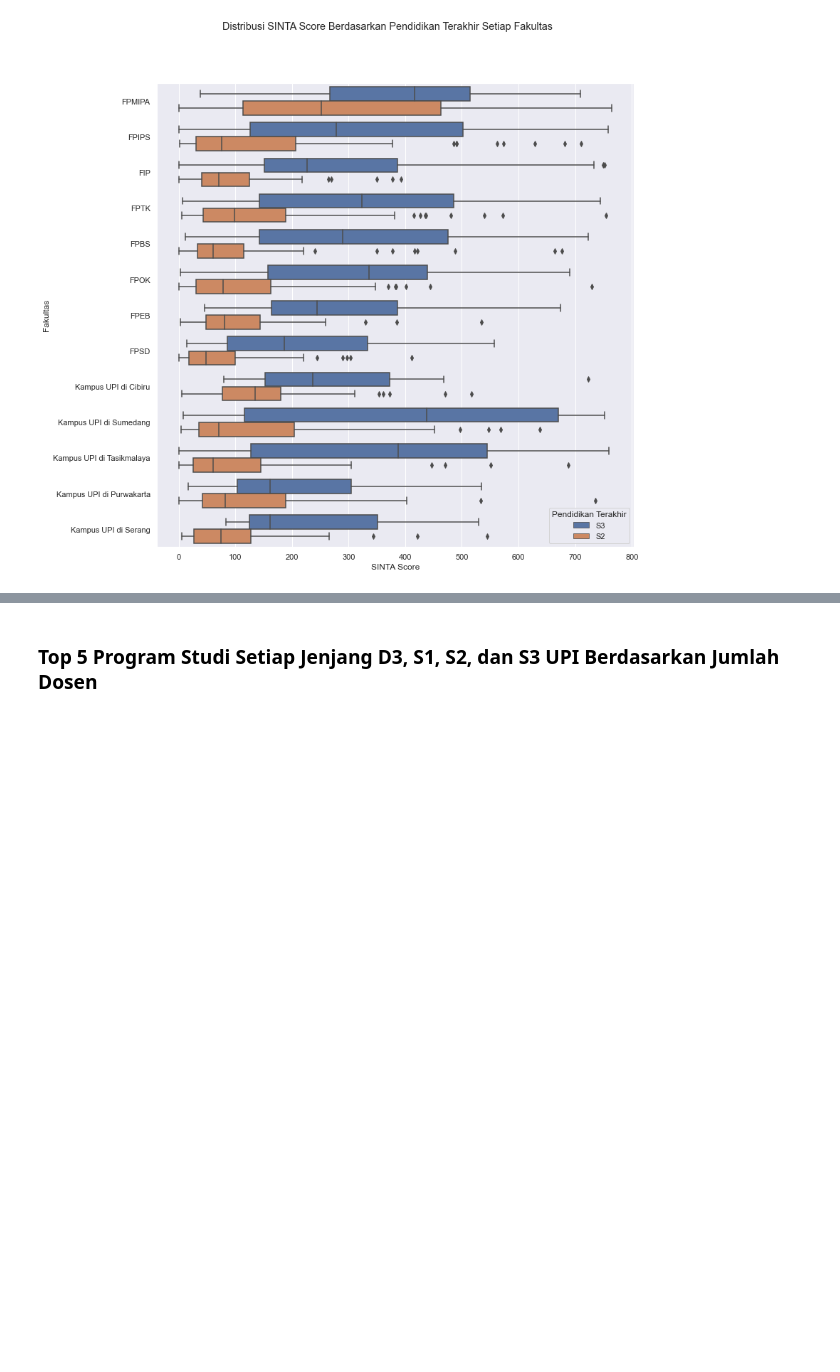
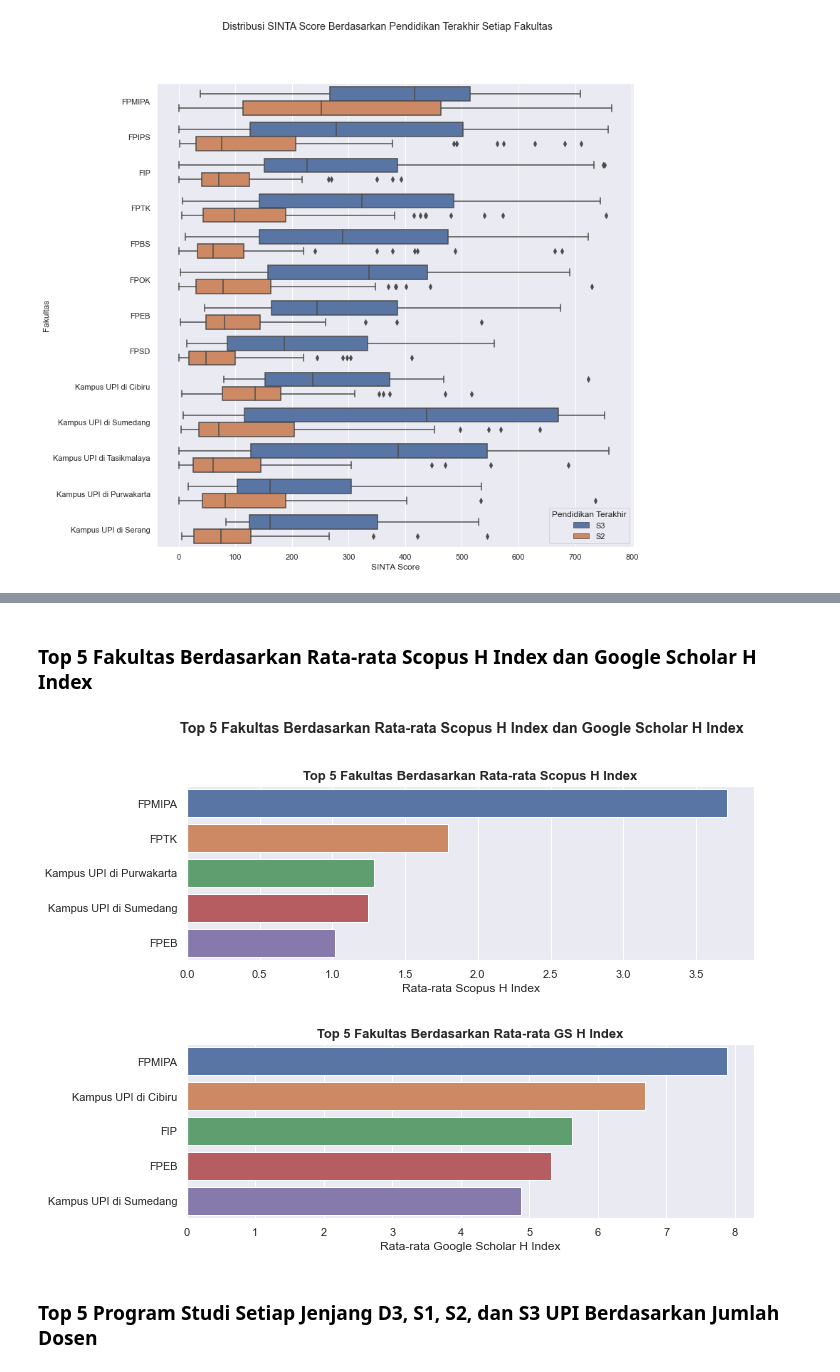
Before and after one commit to crypter7054/EDA-UPI-2022, a Jupyter notebook: EDA UPI Rev.3.ipynb, the cells around one changed output, grey strips where cells are left out. Saved outputs shown, nothing was run; the diff lists cells and outputs as text; code cells hidden in the pictures; blank space fills up the shorter version.

```diff
--- a/EDA UPI Rev.3.ipynb
+++ b/EDA UPI Rev.3.ipynb
@@ -727,3 +653,73 @@ Text(0.5, 0.98, 'Top 10 Program Studi UPI Berdasarkan Jumlah Dosen')
+# %% [markdown]
+### Top 5 Fakultas Berdasarkan Rata-rata Scopus H Index dan Google Scholar H Index
+# %%
+fpmipa = df.loc[df['Fakultas'] == 'FPMIPA', 'scopus_h_index'].mean()
+fpips = df.loc[df['Fakultas'] == 'FPIPS', 'scopus_h_index'].mean()
+fip = df.loc[df['Fakultas'] == 'FIP', 'scopus_h_index'].mean()
+fptk = df.loc[df['Fakultas'] == 'FPTK', 'scopus_h_index'].mean()
+fpbs = df.loc[df['Fakultas'] == 'FPBS', 'scopus_h_index'].mean()
+fpok = df.loc[df['Fakultas'] == 'FPOK', 'scopus_h_index'].mean()
+fpeb = df.loc[df['Fakultas'] == 'FPEB', 'scopus_h_index'].mean()
+fpsd = df.loc[df['Fakultas'] == 'FPSD', 'scopus_h_index'].mean()
+kamda_cibiru = df.loc[df['Fakultas'] == 'Kampus UPI di Cibiru', 'scopus_h_index'].mean()
+kamda_smd = df.loc[df['Fakultas'] == 'Kampus UPI di Sumedang', 'scopus_h_index'].mean()
+kamda_tasik = df.loc[df['Fakultas'] == 'Kampus UPI di Tasikmalaya', 'scopus_h_index'].mean()
+kamda_pwk = df.loc[df['Fakultas'] == 'Kampus UPI di Purwakarta', 'scopus_h_index'].mean()
+kamda_serang = df.loc[df['Fakultas'] == 'Kampus UPI di Serang', 'scopus_h_index'].mean()
+
+fpmipa2 = df.loc[df['Fakultas'] == 'FPMIPA', 'gs_h_index'].mean()
+fpips2 = df.loc[df['Fakultas'] == 'FPIPS', 'gs_h_index'].mean()
+fip2 = df.loc[df['Fakultas'] == 'FIP', 'gs_h_index'].mean()
+fptk2 = df.loc[df['Fakultas'] == 'FPTK', 'gs_h_index'].mean()
+fpbs2 = df.loc[df['Fakultas'] == 'FPBS', 'gs_h_index'].mean()
+fpok2 = df.loc[df['Fakultas'] == 'FPOK', 'gs_h_index'].mean()
+fpeb2 = df.loc[df['Fakultas'] == 'FPEB', 'gs_h_index'].mean()
+fpsd2 = df.loc[df['Fakultas'] == 'FPSD', 'gs_h_index'].mean()
+kamda_cibiru2 = df.loc[df['Fakultas'] == 'Kampus UPI di Cibiru', 'gs_h_index'].mean()
+kamda_smd2 = df.loc[df['Fakultas'] == 'Kampus UPI di Sumedang', 'gs_h_index'].mean()
+kamda_tasik2 = df.loc[df['Fakultas'] == 'Kampus UPI di Tasikmalaya', 'gs_h_index'].mean()
+kamda_pwk2 = df.loc[df['Fakultas'] == 'Kampus UPI di Purwakarta', 'gs_h_index'].mean()
+kamda_serang2 = df.loc[df['Fakultas'] == 'Kampus UPI di Serang', 'gs_h_index'].mean()
+
+data1 = [['FPMIPA', fpmipa], ['FPIPS', fpips], ['FIP', fip], ['FPTK', fptk], ['FPBS', fpbs], ['FPOK', fpok], ['FPEB', fpeb], ['FPSD', fpsd],
+       ['Kampus UPI di Cibiru', kamda_cibiru], ['Kampus UPI di Sumedang', kamda_smd], ['Kampus UPI di Tasikmalaya', kamda_tasik],
+       ['Kampus UPI di Purwakarta', kamda_pwk], ['Kampus UPI di Serang', kamda_serang]]
+
+data2 = [['FPMIPA', fpmipa2], ['FPIPS', fpips2], ['FIP', fip2], ['FPTK', fptk2], ['FPBS', fpbs2], ['FPOK', fpok2], ['FPEB', fpeb2], ['FPSD', fpsd2],
+       ['Kampus UPI di Cibiru', kamda_cibiru2], ['Kampus UPI di Sumedang', kamda_smd2], ['Kampus UPI di Tasikmalaya', kamda_tasik2],
+       ['Kampus UPI di Purwakarta', kamda_pwk2], ['Kampus UPI di Serang', kamda_serang2]]
+
+df_top_fakul_scopus = pd.DataFrame(data1, columns=['Fakultas', 'Scopus H Index Mean'])
+df_top_fakul_gs = pd.DataFrame(data2, columns=['Fakultas', 'GS H Index Mean'])
+
+
+top_5fakul_scopus = df_top_fakul_scopus.sort_values(by="Scopus H Index Mean", ascending=False).head(5)
+top_5fakul_gs = df_top_fakul_gs.sort_values(by="GS H Index Mean", ascending=False).head(5)
+
+
+fig, axes = plt.subplots(2, 1, figsize=(10, 8))
+fig.tight_layout()
+fig.tight_layout(pad=5)
+
+fig.suptitle("Top 5 Fakultas Berdasarkan Rata-rata Scopus H Index dan Google Scholar H Index"
+             , fontsize = 'large', fontweight = 'bold', y=1)
+
+scopus_hindex = sns.barplot(x='Scopus H Index Mean', y='Fakultas', data = top_5fakul_scopus, palette="deep", ax=axes[0])
+gs_hindex = sns.barplot(x='GS H Index Mean', y='Fakultas', data = top_5fakul_gs, palette="deep", ax=axes[1])
+
+scopus_hindex.set_title('Top 5 Fakultas Berdasarkan Rata-rata Scopus H Index',fontweight="bold", size=13)
+scopus_hindex.set_xlabel('Rata-rata Scopus H Index', fontsize = 12)
+scopus_hindex.set_ylabel('')
+
+
+gs_hindex.set_title('Top 5 Fakultas Berdasarkan Rata-rata GS H Index',fontweight="bold", size=13)
+gs_hindex.set_xlabel('Rata-rata Google Scholar H Index', fontsize = 12)
+gs_hindex.set_ylabel('')
+
+
+plt.show()
+# %% [output]
+[figure, added]
 # %% [markdown]
 ### Top 5 Program Studi Setiap Jenjang D3, S1, S2, dan S3 UPI Berdasarkan Jumlah Dosen
 # %%
```
Also changed, not shown: parts of 29 cells of this notebook.
